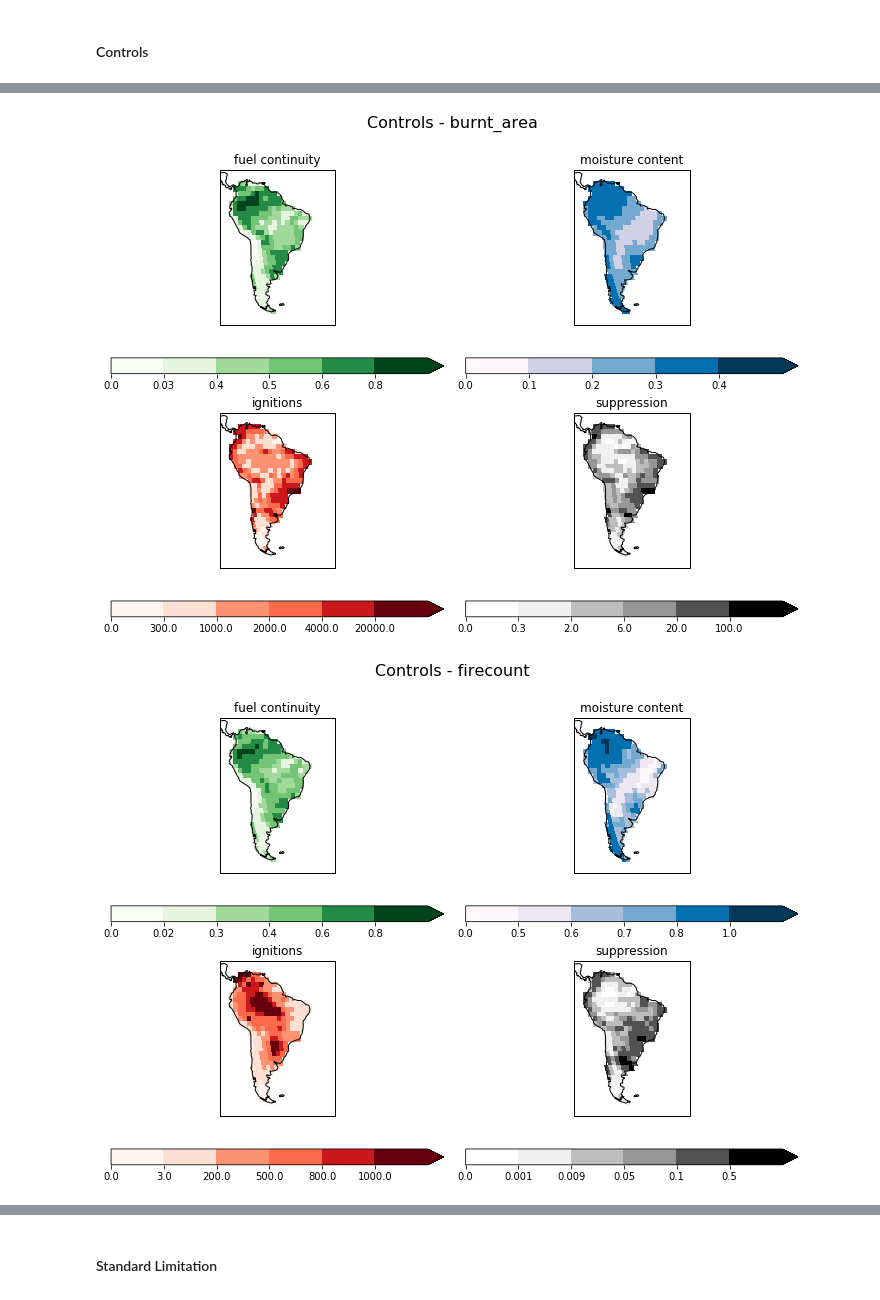
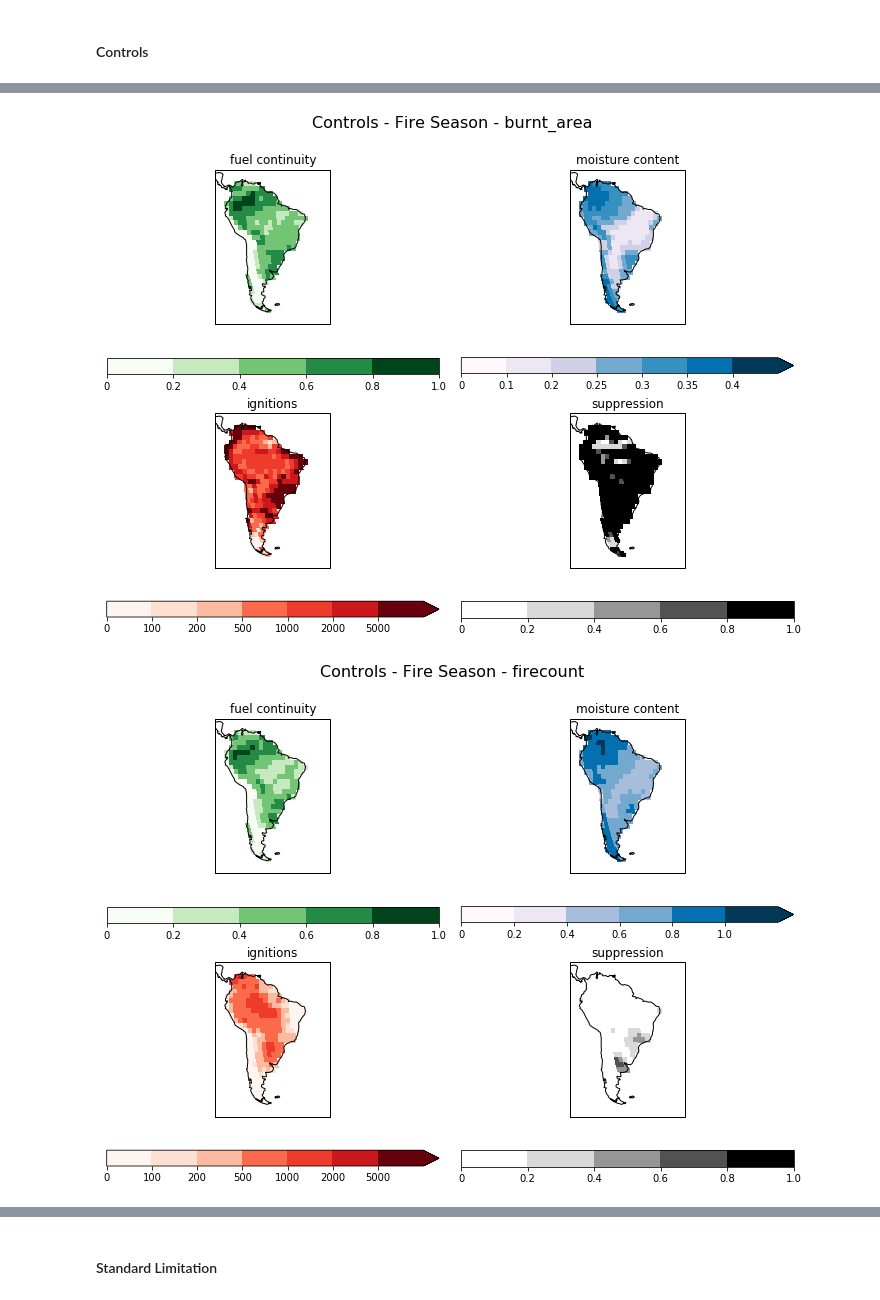
Before and after one commit to douglask3/amazon_fires, a Jupyter notebook: optimise_run_model/make_model_output.ipynb, the cells around one changed output, grey strips where cells are left out. Drawn from its saved outputs; the diff is of its cells as text; code cells hidden in the pictures.

Commit message:
plotting inter anuual burnt area and controls for 2019 fire season

```diff
--- a/optimise_run_model/make_model_output.ipynb
+++ b/optimise_run_model/make_model_output.ipynb
@@ -138,7 +138,8 @@ for key, dat in input_data.items():
     if ntime_d < ntime:
         temp.data[0:ntime_d] = dat.data
         for mn in range(ntime_d, ntime):
-            ntime_d_lastYr = ntime_d - 12
-            temp.data[mn] = dat.data[ntime_d_lastYr]
+            ntime_d_lastYr = mn - 12
+            print([mn, ntime_d_lastYr])
+            temp.data[mn] = temp.data[ntime_d_lastYr]
 
         input_data[key] = temp.copy()
@@ -447,8 +469,8 @@ plot_fire_month()
 [figure]
 # %%
-fire_Season = np.array([7, 8, 9])
+fire_Season = np.array([6,7,8])
+fire_Seasons = np.array([fire_Season + yr*12 for yr in range(0, 19)])
+fire_Season = fire_Seasons[0:15].flatten()
 
-fire_Season = np.array([fire_Season + yr*12 for yr in range(0, 15)]).flatten()
-
-plot_fire_month(fire_Season, 3)
+plot_fire_month(fire_Season, 3, Title = "Fire Season - ")
 # %% [output]
@@ -456,0 +479,7 @@ plot_fire_month(fire_Season, 3)
+# %%
+for yr, season in zip(range(0, 19), fire_Seasons):
+    plt.figure(figsize = (10, 5))
+    for model, variable, level, scale, n in zip(models, variables, levels_var, scales, [0, 2]):
+        plot_model_burnt_area(model, variable, level, scale, mnths = season, nmth_ys = 3,
+                              Title = "Fire season " + str(yr + 2001) + '-',
+                              figsize = None, M = 4, n = n)
@@ -462,27 +505,28 @@ cmap_moisture = 'brewer_PuBu_09'
 cmap_ignitions = 'brewer_Reds_09'
 cmap_suppression = 'brewer_Greys_09'
 
-levels_frac = [0,0.1, 0.2, 0.3, 0.4, 0.5, 0.6, 0.7, 0.8, 0.9, 1.0]
-levels_frac = None#[0,0.45,  0.5, 0.55, 1.0]
-levels_ignitions = None
+levels_frac = [0,0.2, 0.4, 0.6,  0.8,  1.0]
+#levels_frac = [0,0.45,  0.5, 0.55, 1.0]
+levels_ignitions = [0, 100, 200,500, 1000, 2000, 5000]
+levels_moisture = [[0, 0.1, 0.2, 0.25, 0.3, 0.35, 0.4], levels_frac]
 
 def plotModComponet(comp, n, mnths = None, name = None, levels = None, scale = None, cmap = "brewer_YlOrRd_09",
-                    *args, **kws):
+                    N = 2, M = 2, *args, **kws):
     if mnths is None: mnths = np.arange(0, 12*15)
 
     comp = comp[mnths].collapsed('time', iris.analysis.MEAN)
     if scale is not None: comp.data = comp.data * scale
     if name  is not None: comp.long_name = name
-    plot_lonely_cube(comp, 2, 2, n, levels = levels, cmap = cmap, *args, **kws)
+    plot_lonely_cube(comp, N, M, n, levels = levels, cmap = cmap, *args, **kws)
 
-def plot_fire_month(**kw):
-    for model, variable in zip(models, variables):
+def plot_fire_month(Title = '',  **kw):
+    for model, variable, level_moisture in zip(models, variables, levels_moisture):
         plt.figure(figsize = (10, 7.5))
         plotModComponet(model.fuel, 1, cmap = cmap_fuel, levels = levels_frac, **kw)
-        plotModComponet(model.moisture, 2, cmap = cmap_moisture, levels = levels_frac, **kw)
-        plotModComponet(model.ignitions, 3, cmap = cmap_ignitions, levels = levels_ignitions, **kw)
+        plotModComponet(model.moisture, 2, cmap = cmap_moisture, levels = level_moisture, extend = 'max', **kw)
+        plotModComponet(model.ignitions, 3, cmap = cmap_ignitions, levels = levels_ignitions, extend = 'max', **kw)
         plotModComponet(model.suppression, 4, cmap = cmap_suppression, levels = levels_frac, **kw)
-        plt.suptitle('Controls - ' + variable, fontsize=16)
+        plt.suptitle('Controls - ' + Title + variable, fontsize=16)
         plt.subplots_adjust(top=0.88)
         if fig:
             plt.savefig(dir_fig + 'controls.png')
@@ -494,5 +538,5 @@ plot_fire_month()
 # %%
-plot_fire_month(mnths = fire_Season)
+plot_fire_month('Fire Season - ', mnths = fire_Season)
 # %% [output]
-[figure, old version]
+[figure, new version]
-[figure, old version]
+[figure, new version]
```
Also changed, not shown: parts of 8 cells of this notebook.
